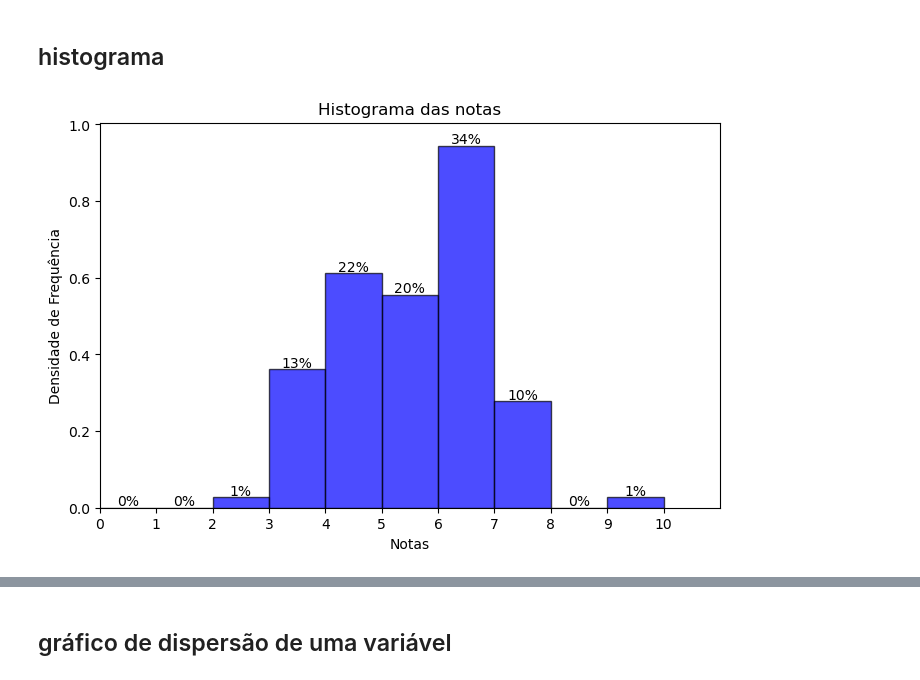
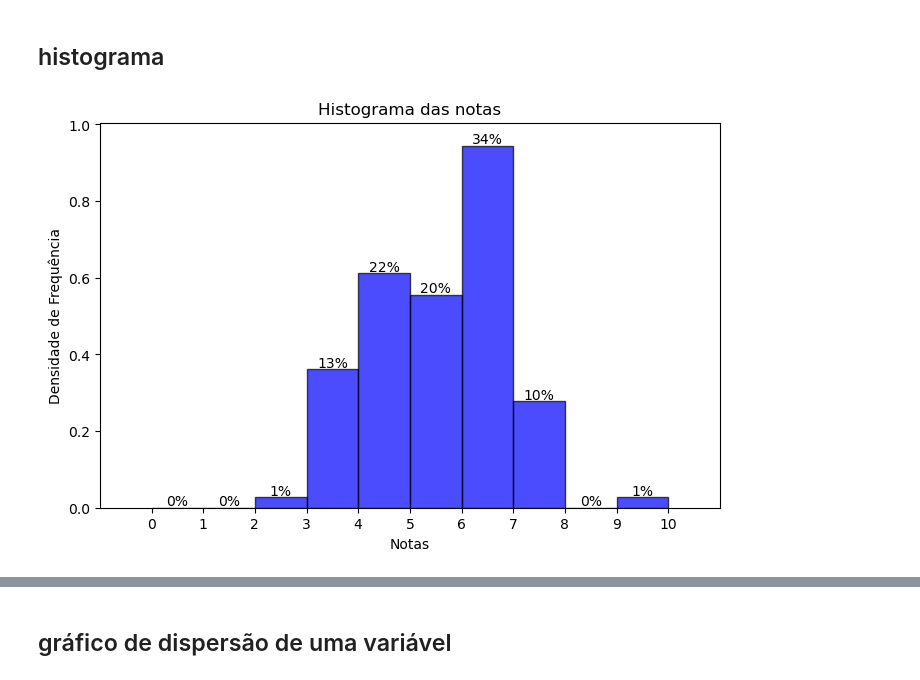
Before and after one commit to millennium164/univariate_graphs, a Jupyter notebook: univariate_graphs.ipynb, the cells around one changed output, grey strips where cells are left out. Saved outputs shown, nothing was run; the diff lists cells and outputs as text; code cells hidden in the pictures.

```diff
--- a/univariate_graphs.ipynb
+++ b/univariate_graphs.ipynb
@@ -434,21 +436,21 @@ df3
 # %%
 # matplotlib
 plt.figure(figsize=(8, 5))
 plt.bar(intervals3[:-1], densidade3, align='edge',
         width = [intervals3[i+1] - intervals3[i] for i in range(len(intervals3) - 1)],
         edgecolor='black', color='blue', alpha=0.7)
 plt.xlabel('Notas')
 plt.ylabel('Densidade de Frequência')
 plt.title('Histograma das notas')
 plt.xticks(intervals3)
 plt.ylim(0, max(densidade3) + 0.06)
-plt.xlim(0, intervals3[-1] + 1)
+plt.xlim(-1, intervals3[-1] + 1)
 
 for i, p in enumerate(porc3):
     plt.text(intervals3[i] + (intervals3[i+1] - intervals3[i])/2, densidade3[i] + 0.005, f'{round(p)}%', ha='center', fontsize=10)
 plt.show()
 # %% [output]
-[figure, old version]
+[figure, new version]
 # %%
 # plotly
 fig = go.Figure()
```
Also changed, not shown: parts of 4 cells of this notebook.
